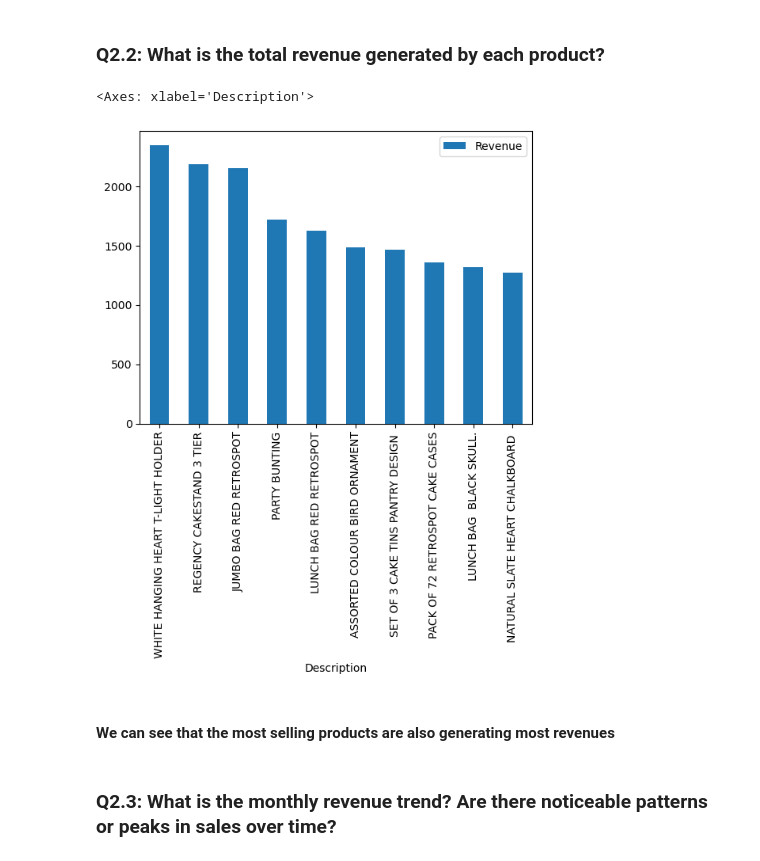
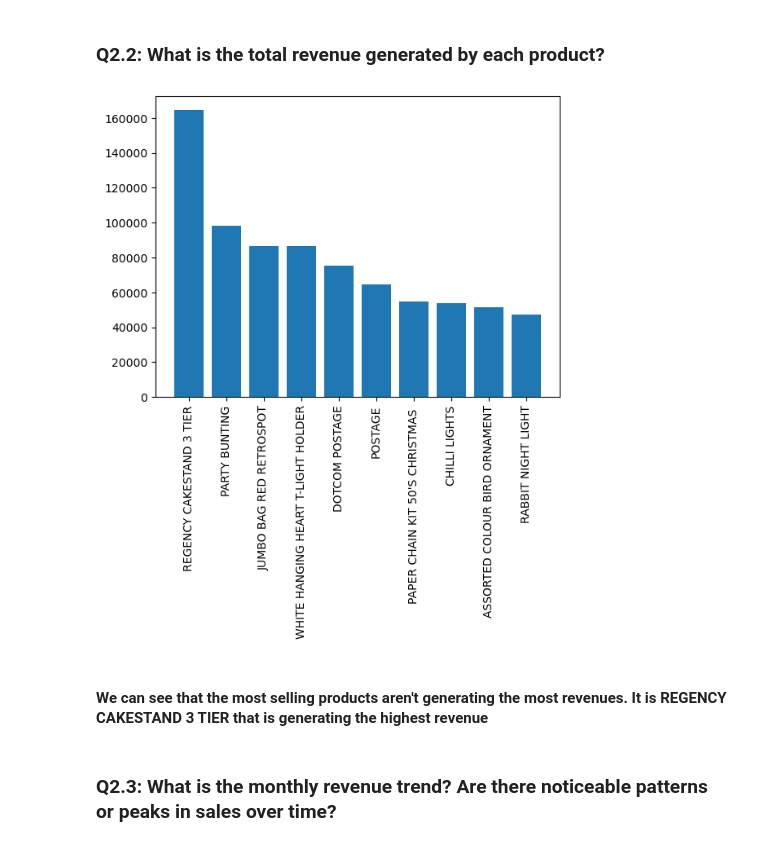
Before and after one commit to himanshuchrist/PA, a Jupyter notebook: 2348520_Lab1.ipynb, the cells around one changed output. Drawn from its saved outputs; the diff is of its cells as text; code cells hidden in the pictures.

```diff
--- a/2348520_Lab1.ipynb
+++ b/2348520_Lab1.ipynb
@@ -158,12 +159,15 @@ plt.bar(qty.Description,qty.Quantity)
 ### Q2.2: What is the total revenue generated by each product?
 # %%
 data['Revenue']=data['Quantity']*data['UnitPrice']
-data[['Description','Revenue']].groupby('Description').count().sort_values(by='Revenue',ascending=False)[:10].plot(kind='bar')
+revenue=data.groupby('Description')['Revenue'].sum().reset_index()
+revenue=revenue.sort_values(by='Revenue',ascending=False)[:10]
+plt.bar(revenue.Description,revenue.Revenue)
+plt.xticks(rotation=90)
+plt.show()
 # %% [output]
-<Axes: xlabel='Description'>
-[figure, old version]
+[figure, new version]
 # %% [markdown]
-#### We can see that the most selling products are also generating most revenues
+#### We can see that the most selling products aren't generating the most revenues. It is REGENCY CAKESTAND 3 TIER that is generating the highest revenue
 # %% [markdown]
 ### Q2.3: What is the monthly revenue trend? Are there noticeable patterns or peaks in sales over time?
 # %%
```
Also changed, not shown: parts of 19 cells of this notebook.
